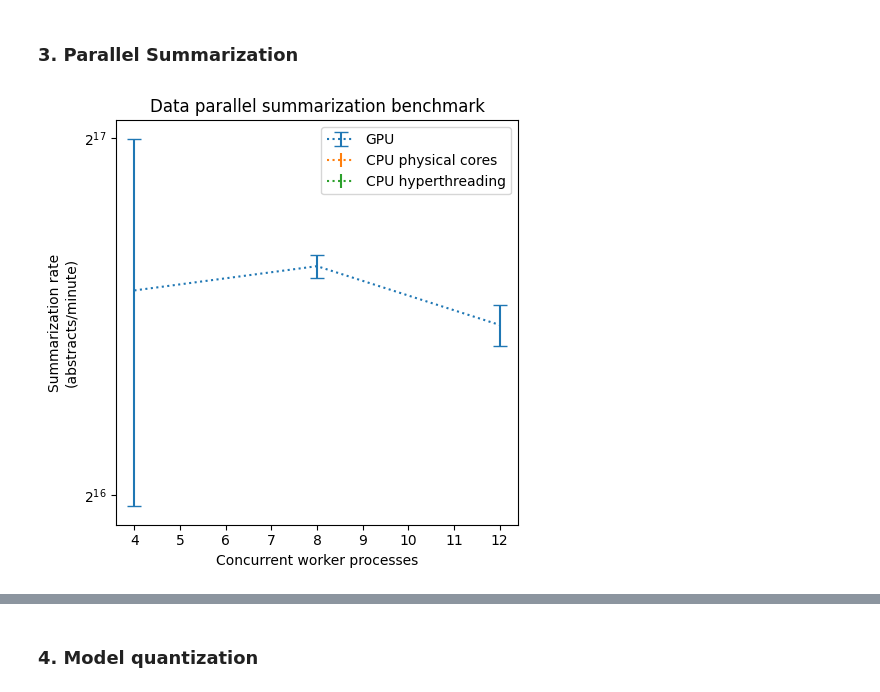
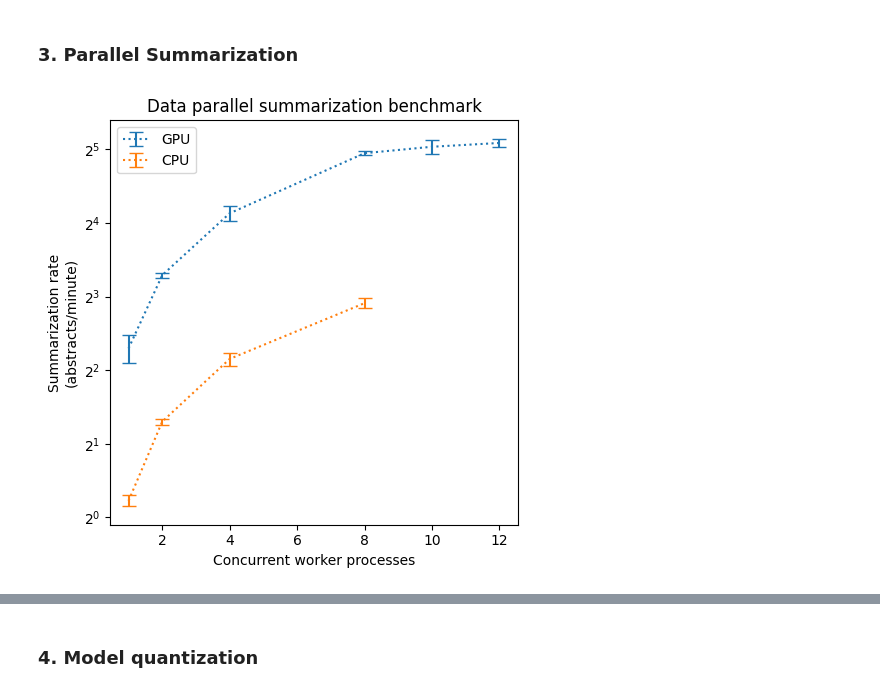
Before and after one commit to gperdrizet/PUBSUM, a Jupyter notebook: pubsum/notebooks/benchmarking_results.ipynb, the cells around one changed output, grey strips where cells are left out. Drawn from its saved outputs; the diff is of its cells as text; code cells hidden in the pictures.

Commit message:
Updated parallel summarization benchmark plot, moved plot code into functions so it can be folded for readability.

```diff
--- a/pubsum/notebooks/benchmarking_results.ipynb
+++ b/pubsum/notebooks/benchmarking_results.ipynb
@@ -77,41 +91,70 @@ data.head()
 # %% [markdown]
 ### 3. Parallel Summarization
 # %%
-data = pd.read_csv('../benchmarks/parallel_summarize/results.csv')
-data['summarization rate (abstracts/min.)'] = data['summarization rate (abstracts/sec.)'] * 60
+def parallel_summarization_plot(datafile):
 
-device_map_strategies = ['GPU', 'CPU physical cores', 'CPU hyperthreading']
+    data = pd.read_csv(datafile)
 
-fig, axs = plt.subplots(1, 1, figsize=(5, 5), tight_layout=True)
+    OOM_columns = [
+        'summarization time (sec.)',
+        'summarization rate (abstracts/sec.)'
+    ]
 
-axs.set_title('Data parallel summarization benchmark')
-axs.set_xlabel('Concurrent worker processes')
-axs.set_ylabel('Summarization rate\n(abstracts/minute)')
-axs.set_yscale('log', base=2)
-axs.xaxis.set_major_formatter(FormatStrFormatter('%.0f'))
+    OOM = data[data['summarization time (sec.)'] == 'OOM']
+    OOM = OOM[['device', 'workers']]
+    OOM_conditions = OOM.to_numpy().tolist()
 
-for device_map_strategy in device_map_strategies:
+    for OOM_column in OOM_columns:
+        for condition in OOM_conditions:
 
-    plot_data = data[data['device map strategy'] == device_map_strategy]
+            data[OOM_column].loc[
+                (data['device'] == condition[0]) &
+                (data['workers'] == condition[1])
+            ] = np.nan
 
-    mean = plot_data.groupby(['device map strategy', 'workers']).mean()
-    mean.reset_index(inplace=True)
+    data.dropna(inplace=True)
 
-    std = plot_data.groupby(['device map strategy', 'workers']).std()
-    std.reset_index(inplace=True)
+    data['summarization time (sec.)'] = data['summarization time (sec.)'].astype(float)
+    data['summarization rate (abstracts/sec.)'] = data['summarization rate (abstracts/sec.)'].astype(float)
 
-    axs.errorbar(
-        mean['workers'],
-        mean['summarization rate (abstracts/min.)'],
-        yerr=std['summarization rate (abstracts/min.)'],
-        capsize=5,
-        label=device_map_strategy,
-        linestyle='dotted'
-    )
+    data['summarization rate (abstracts/min.)'] = data['summarization rate (abstracts/sec.)'] * 60
 
-plt.legend(loc='best')
+    devices = ['GPU', 'CPU']
+
+    fig, axs = plt.subplots(1, 1, figsize=(5, 5), tight_layout=True)
+
+    axs.set_title('Data parallel summarization benchmark')
+    axs.set_xlabel('Concurrent worker processes')
+    axs.set_ylabel('Summarization rate\n(abstracts/minute)')
+    axs.set_yscale('log', base=2)
+    axs.xaxis.set_major_formatter(FormatStrFormatter('%.0f'))
+
+    for device in devices:
+
+        plot_data = data[data['device'] == device]
+
+        mean = plot_data.groupby(['device', 'workers']).mean()
+        mean.reset_index(inplace=True)
+
+        std = plot_data.groupby(['device', 'workers']).std()
+        std.reset_index(inplace=True)
+
+        axs.errorbar(
+            mean['workers'],
+            mean['summarization rate (abstracts/min.)'],
+            yerr=std['summarization rate (abstracts/min.)'],
+            capsize=5,
+            label=device,
+            linestyle='dotted'
+        )
+
+    plt.legend(loc='best')
+
+    return data, plt
+
+data, plt = parallel_summarization_plot('../benchmarks/parallel_summarization/results.csv')
+
 plt.show()
-
 data.head()
 # %% [output]
-[figure, old version]
+[figure, new version]
```
Also changed, not shown: parts of 9 cells of this notebook.
